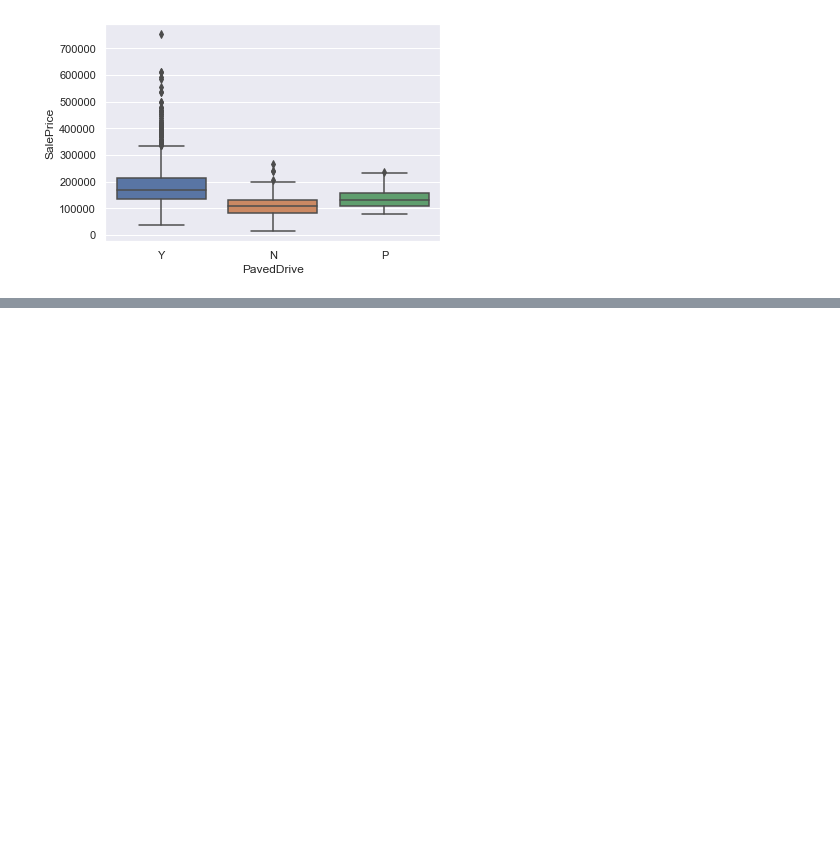
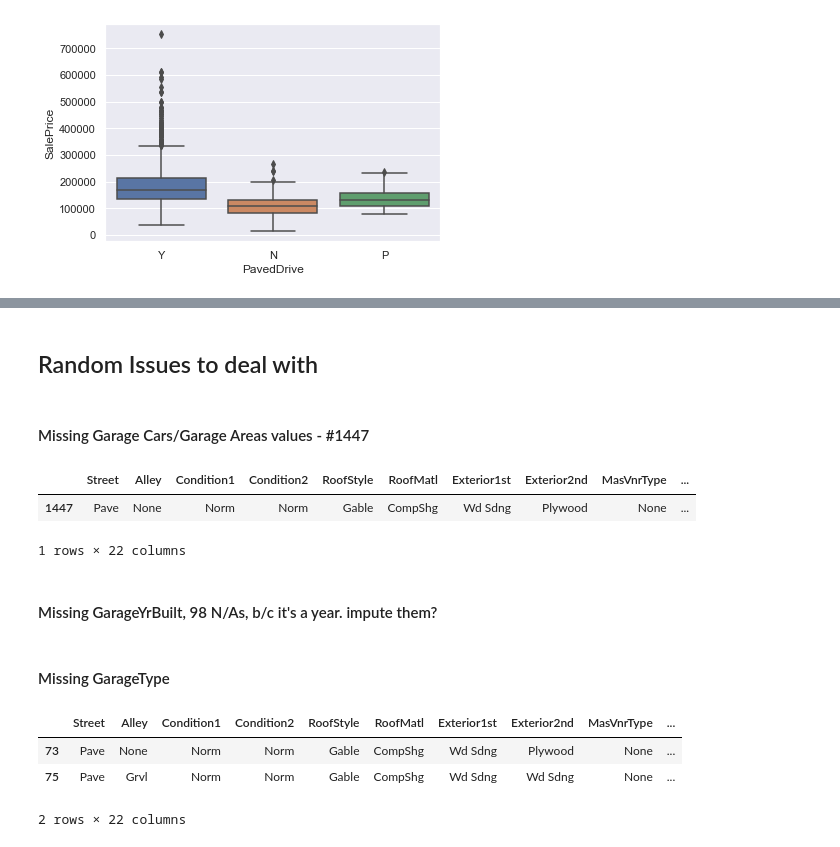
Before and after one commit to nikita-agrawal/Ames-Housing-Analysis, a Jupyter notebook: Julie/initialEDA.ipynb, the cells around one changed output, grey strips where cells are left out. Cells and saved outputs as stored; diff of their text form; code cells hidden in the pictures; blank space fills up the shorter version.

```diff
--- a/Julie/initialEDA.ipynb
+++ b/Julie/initialEDA.ipynb
@@ -594,0 +458,6 @@ sns.boxplot(data=trainSetJ, x="PavedDrive", y="SalePrice")
+# %%
+# Replace NAs with 'None' for descriptive variables
+
+na_none_features = ['Alley', 'Fence', 'GarageFinish', 'MasVnrType']
+for na_none_feature in na_none_features:
+    trainSetJ[na_none_feature] = trainSetJ[na_none_feature].fillna(value = 'None')
@@ -594,0 +470,5 @@ sns.boxplot(data=trainSetJ, x="PavedDrive", y="SalePrice")
+# %%
+# Replace NA with 0 for numerical values
+na_none_features = ['MasVnrArea']
+for na_none_feature in na_none_features:
+    trainSetJ[na_none_feature] = trainSetJ[na_none_feature].fillna(value = 0)
@@ -594,0 +509,27 @@ sns.boxplot(data=trainSetJ, x="PavedDrive", y="SalePrice")
+# %% [markdown]
+## Random Issues to deal with
+# %% [markdown]
+#### Missing Garage Cars/Garage Areas values - #1447
+# %%
+trainSetJ[trainSetJ.GarageArea.isnull()]
+# %% [output]
+|  | Street | Alley | Condition1 | Condition2 | RoofStyle | RoofMatl | Exterior1st | Exterior2nd | MasVnrType | ... |
+| 1447 | Pave | None | Norm | Norm | Gable | CompShg | Wd Sdng | Plywood | None | ... |
+1 rows × 22 columns
+# %% [markdown]
+#### Missing GarageYrBuilt, 98 N/As, b/c it's a year. impute them?
+# %%
+missingGrgYr = trainSetJ[trainSetJ.GarageYrBlt.isnull()]
+# %% [markdown]
+#### Missing GarageType
+# %%
+missingGrgTp = trainSetJ[trainSetJ.GarageType.isnull()]
+# %%
+df = pd.merge(missingGrgYr, missingGrgTp, how='outer', suffixes=('', '_y'), indicator=True)
+missedOnes = df[df['_merge']=='left_only'][missingGrgYr.columns]
+missedOnes
+# %% [output]
+|  | Street | Alley | Condition1 | Condition2 | RoofStyle | RoofMatl | Exterior1st | Exterior2nd | MasVnrType | ... |
+| 73 | Pave | None | Norm | Norm | Gable | CompShg | Wd Sdng | Plywood | None | ... |
+| 75 | Pave | Grvl | Norm | Norm | Gable | CompShg | Wd Sdng | Wd Sdng | None | ... |
+2 rows × 22 columns
```
Also changed, not shown: parts of 18 cells of this notebook.
